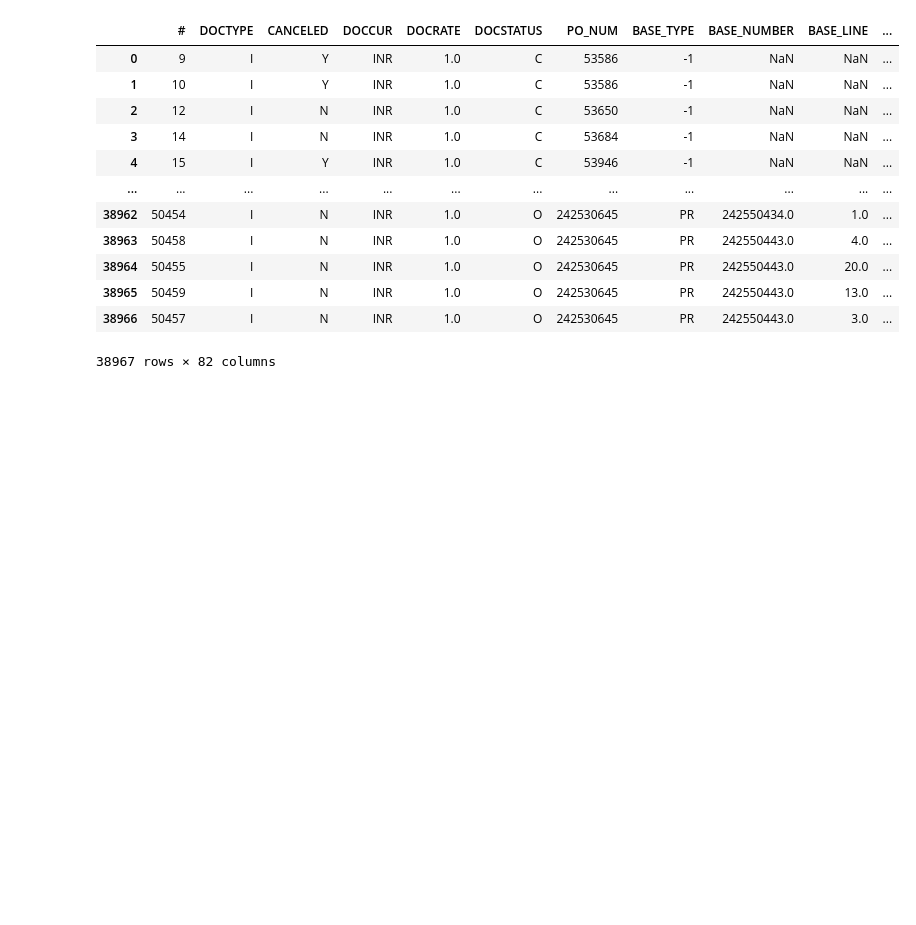
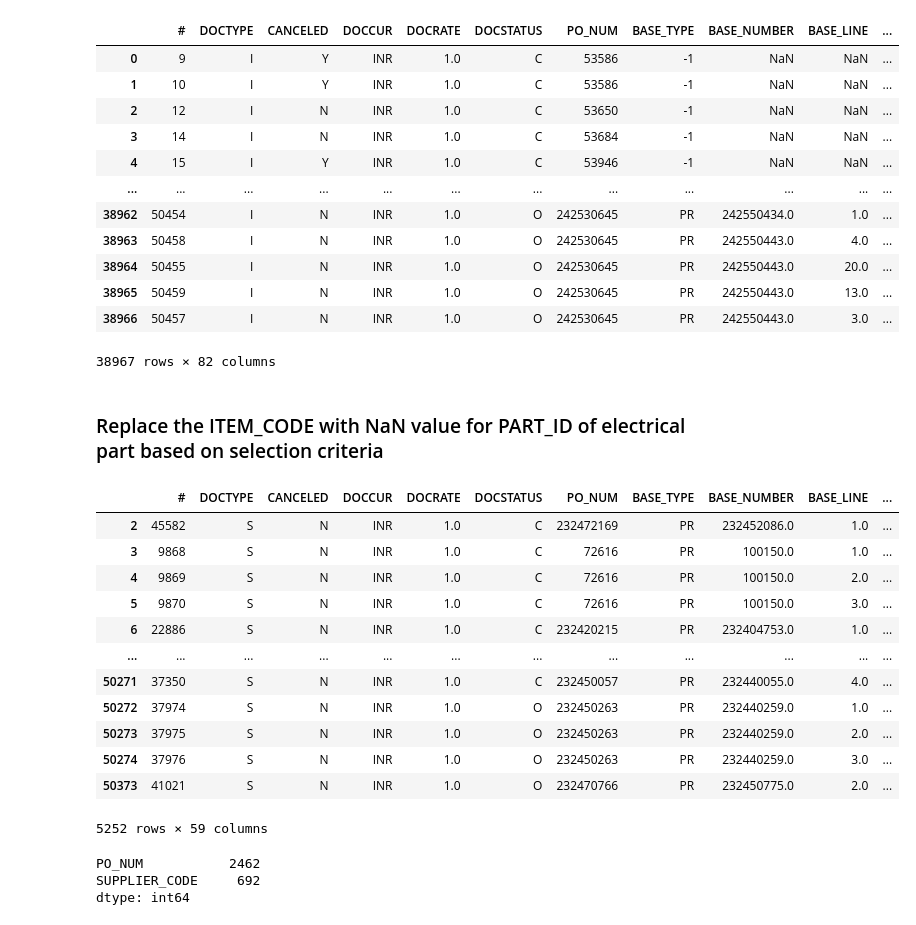
Before and after one commit to htibrewal/isy-5001-irs-project, a Jupyter notebook: item_replacement.ipynb, the cells around one changed output. Drawn from its saved outputs; the diff is of its cells as text; code cells hidden in the pictures; blank space fills up the shorter version.

Commit message:
chore: add logic to get nan item_code rows and unused electric parts

```diff
--- a/item_replacement.ipynb
+++ b/item_replacement.ipynb
@@ -377,3 +393,28 @@ merged_data_item_code_2
 38967 rows × 82 columns
 # %%
 merged_data_item_code_2.to_csv('filtered_data_final_2.csv')
+# %% [markdown]
+### Replace the ITEM_CODE with NaN value for PART_ID of electrical part based on selection criteria
+# %%
+df_cleaned_nan = df_cleaned[df_cleaned['ITEM_CODE'].isna()].copy()
+df_cleaned_nan
+# %% [output]
+|  | # | DOCTYPE | CANCELED | DOCCUR | DOCRATE | DOCSTATUS | PO_NUM | BASE_TYPE | BASE_NUMBER | BASE_LINE | ... |
+| 2 | 45582 | S | N | INR | 1.0 | C | 232472169 | PR | 232452086.0 | 1.0 | ... |
+| 3 | 9868 | S | N | INR | 1.0 | C | 72616 | PR | 100150.0 | 1.0 | ... |
+| 4 | 9869 | S | N | INR | 1.0 | C | 72616 | PR | 100150.0 | 2.0 | ... |
+| 5 | 9870 | S | N | INR | 1.0 | C | 72616 | PR | 100150.0 | 3.0 | ... |
+| 6 | 22886 | S | N | INR | 1.0 | C | 232420215 | PR | 232404753.0 | 1.0 | ... |
+| ... | ... | ... | ... | ... | ... | ... | ... | ... | ... | ... | ... |
+| 50271 | 37350 | S | N | INR | 1.0 | C | 232450057 | PR | 232440055.0 | 4.0 | ... |
+| 50272 | 37974 | S | N | INR | 1.0 | O | 232450263 | PR | 232440259.0 | 1.0 | ... |
+| 50273 | 37975 | S | N | INR | 1.0 | O | 232450263 | PR | 232440259.0 | 2.0 | ... |
+| 50274 | 37976 | S | N | INR | 1.0 | O | 232450263 | PR | 232440259.0 | 3.0 | ... |
+| 50373 | 41021 | S | N | INR | 1.0 | O | 232470766 | PR | 232450775.0 | 2.0 | ... |
+5252 rows × 59 columns
+# %%
+df_cleaned_nan[['PO_NUM', 'SUPPLIER_CODE']].nunique()
+# %% [output]
+PO_NUM           2462
+SUPPLIER_CODE     692
+dtype: int64
```
Also changed, not shown: parts of 6 cells of this notebook.
